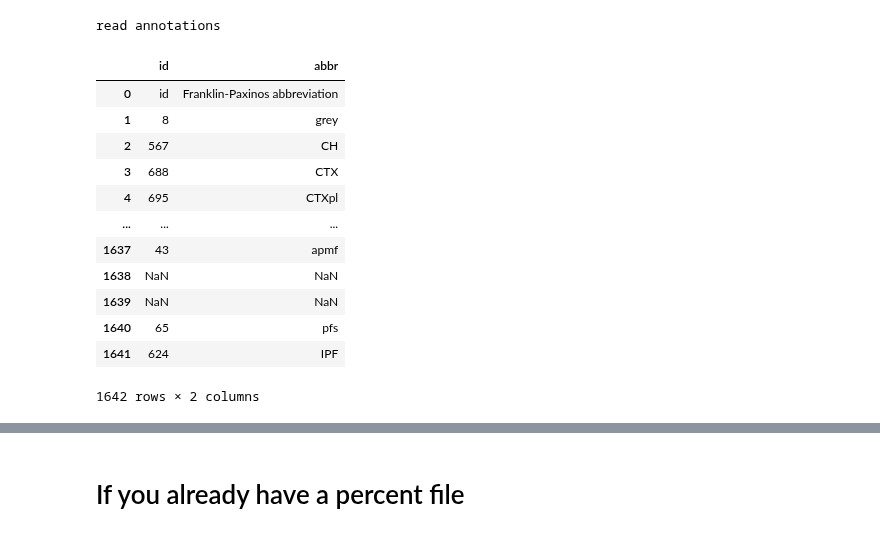
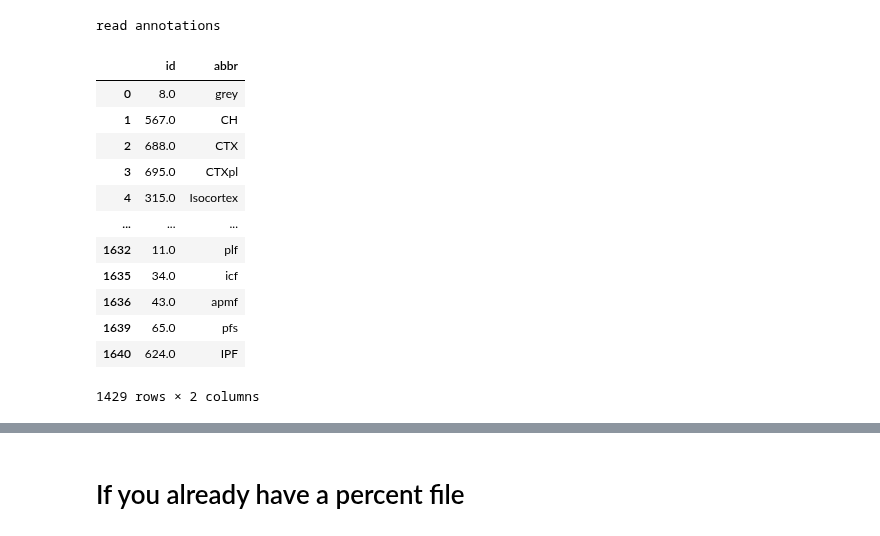
Before and after one commit to PrincetonUniversity/BrainPipe, a Jupyter notebook: tools/analysis/calculating_vox-diffs-between-tiffs.ipynb, the cells around one changed output, grey strips where cells are left out. Saved outputs shown, nothing was run; the diff lists cells and outputs as text; code cells hidden in the pictures.

```diff
--- a/tools/analysis/calculating_vox-diffs-between-tiffs.ipynb
+++ b/tools/analysis/calculating_vox-diffs-between-tiffs.ipynb
@@ -32,27 +34,27 @@ read transformixed tiff
 read annotations
 # %%
 # make sure your annotations have the first column as id number, 2nd as abbreviation, or else change the input below
-anns=pd.read_csv(annotationsfilename,usecols=[0,1],names=['id','abbr'])
+anns=pd.read_csv(annotationsfilename,usecols=[0,1],header=0,names=['id','abbr'])
 print("read annotations")
 # %% [output]
 read annotations
 # %%
-df=anns
+df=anns.dropna()
 df
 # %% [output]
 |  | id | abbr |
-| 0 | id | Franklin-Paxinos abbreviation |
-| 1 | 8 | grey |
-| 2 | 567 | CH |
-| 3 | 688 | CTX |
-| 4 | 695 | CTXpl |
+| 0 | 8.0 | grey |
+| 1 | 567.0 | CH |
+| 2 | 688.0 | CTX |
+| 3 | 695.0 | CTXpl |
+| 4 | 315.0 | Isocortex |
 | ... | ... | ... |
-| 1637 | 43 | apmf |
-| 1638 | NaN | NaN |
-| 1639 | NaN | NaN |
-| 1640 | 65 | pfs |
-| 1641 | 624 | IPF |
+| 1632 | 11.0 | plf |
+| 1635 | 34.0 | icf |
+| 1636 | 43.0 | apmf |
+| 1639 | 65.0 | pfs |
+| 1640 | 624.0 | IPF |
-1642 rows × 2 columns
+1429 rows × 2 columns
 # %%
 df.insert(2,'affine_vox',0)
 df.insert(3,'transformixed_vox',0)
```
Also changed, not shown: parts of 17 cells of this notebook.
